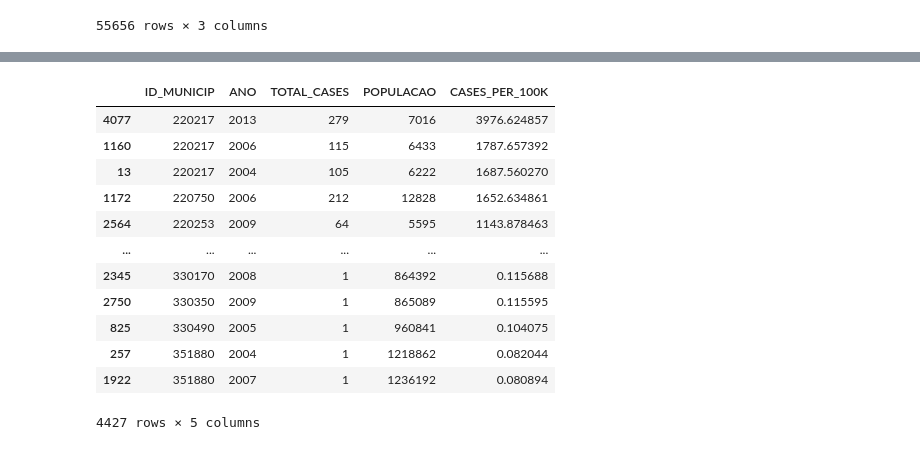
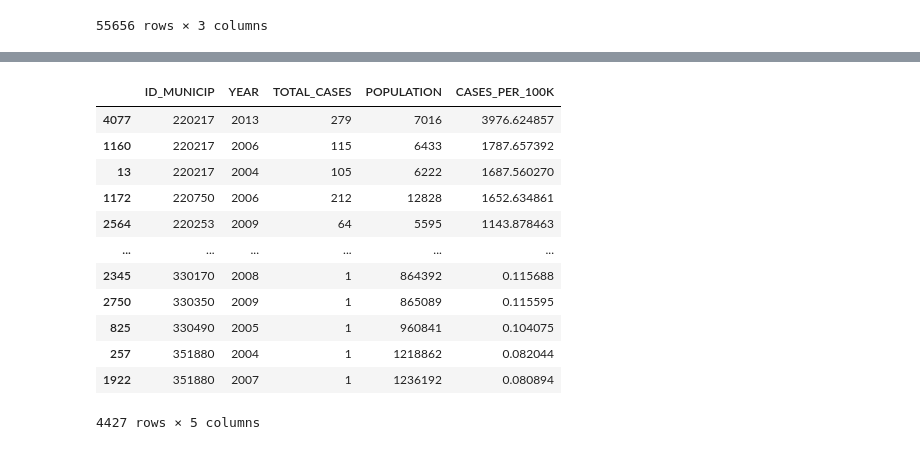
Before and after one commit to RaphaLevy/Study_on_Malaria_dynamics, a Jupyter notebook: pysus_data/Parquet_to_CSV.ipynb, the cells around one changed output, grey strips where cells are left out. Drawn from its saved outputs; the diff is of its cells as text; code cells hidden in the pictures.

Commit message:
Includes yearly and mean incidences

```diff
--- a/pysus_data/Parquet_to_CSV.ipynb
+++ b/pysus_data/Parquet_to_CSV.ipynb
@@ -571,20 +549,22 @@ cases_per_mun_df[cases_per_mun_df.get('ID_MUNICIP')=='330455']
-# %%
-incidence_df = cases_per_mun_df
-
-incidence_df['CASES_PER_100K'] = (incidence_df['TOTAL_CASES'].astype(int) / incidence_df['POPULACAO'].astype(int)) * 100000
-incidence_df = incidence_df.sort_values(by='CASES_PER_100K', ascending=False)
-incidence_df
-# %% [output]
-|  | ID_MUNICIP | ANO | TOTAL_CASES | POPULACAO | CASES_PER_100K |
-| 4077 | 220217 | 2013 | 279 | 7016 | 3976.624857 |
-| 1160 | 220217 | 2006 | 115 | 6433 | 1787.657392 |
-| 13 | 220217 | 2004 | 105 | 6222 | 1687.560270 |
-| 1172 | 220750 | 2006 | 212 | 12828 | 1652.634861 |
-| 2564 | 220253 | 2009 | 64 | 5595 | 1143.878463 |
-| ... | ... | ... | ... | ... | ... |
-| 2345 | 330170 | 2008 | 1 | 864392 | 0.115688 |
-| 2750 | 330350 | 2009 | 1 | 865089 | 0.115595 |
-| 825 | 330490 | 2005 | 1 | 960841 | 0.104075 |
-| 257 | 351880 | 2004 | 1 | 1218862 | 0.082044 |
-| 1922 | 351880 | 2007 | 1 | 1236192 | 0.080894 |
-4427 rows × 5 columns
+# %%
+annual_incidence_df = cases_per_year_df
+
+annual_incidence_df['CASES_PER_100K'] = (annual_incidence_df['TOTAL_CASES'].astype(int) / annual_incidence_df['POPULATION'].astype(int)) * 100000
+annual_incidence_df = annual_incidence_df.sort_values(by='CASES_PER_100K', ascending=False)
+annual_incidence_df
+
+### Incidence of cases per municipality per year
+# %% [output]
+|  | ID_MUNICIP | YEAR | TOTAL_CASES | POPULATION | CASES_PER_100K |
+| 4077 | 220217 | 2013 | 279 | 7016 | 3976.624857 |
+| 1160 | 220217 | 2006 | 115 | 6433 | 1787.657392 |
+| 13 | 220217 | 2004 | 105 | 6222 | 1687.560270 |
+| 1172 | 220750 | 2006 | 212 | 12828 | 1652.634861 |
+| 2564 | 220253 | 2009 | 64 | 5595 | 1143.878463 |
+| ... | ... | ... | ... | ... | ... |
+| 2345 | 330170 | 2008 | 1 | 864392 | 0.115688 |
+| 2750 | 330350 | 2009 | 1 | 865089 | 0.115595 |
+| 825 | 330490 | 2005 | 1 | 960841 | 0.104075 |
+| 257 | 351880 | 2004 | 1 | 1218862 | 0.082044 |
+| 1922 | 351880 | 2007 | 1 | 1236192 | 0.080894 |
+4427 rows × 5 columns
```
Also changed, not shown: parts of 27 cells of this notebook.
